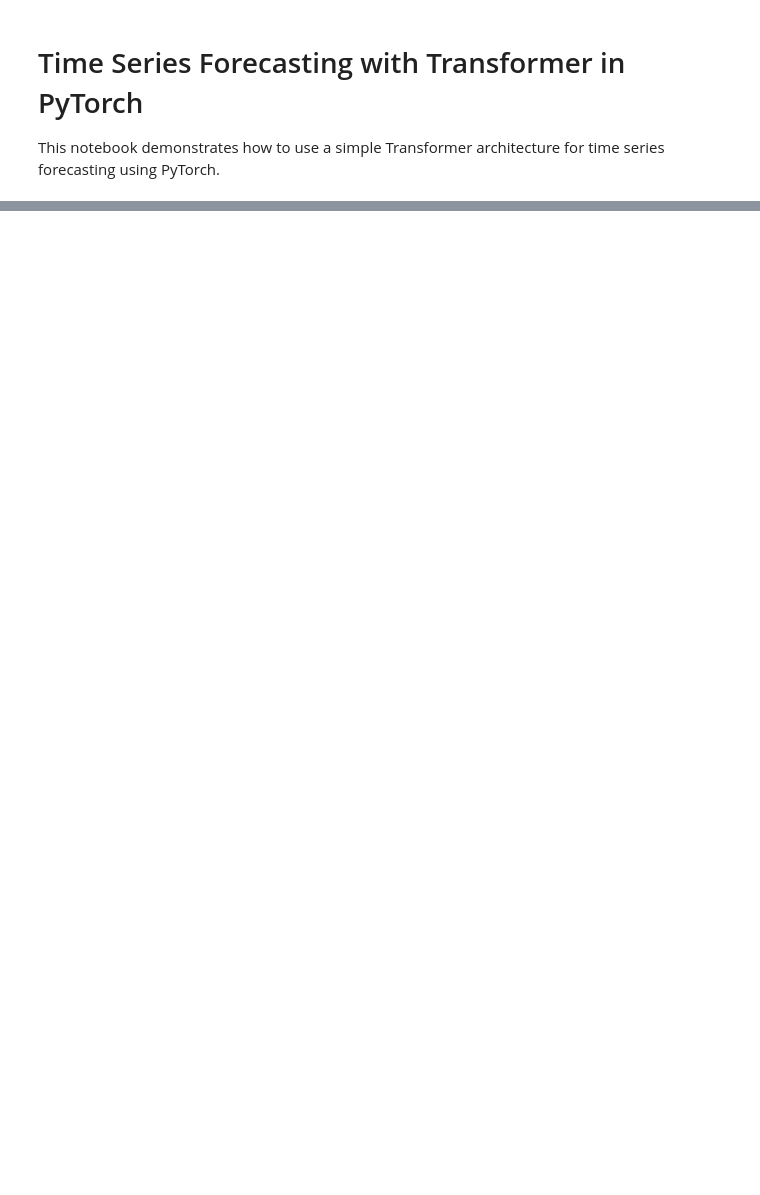
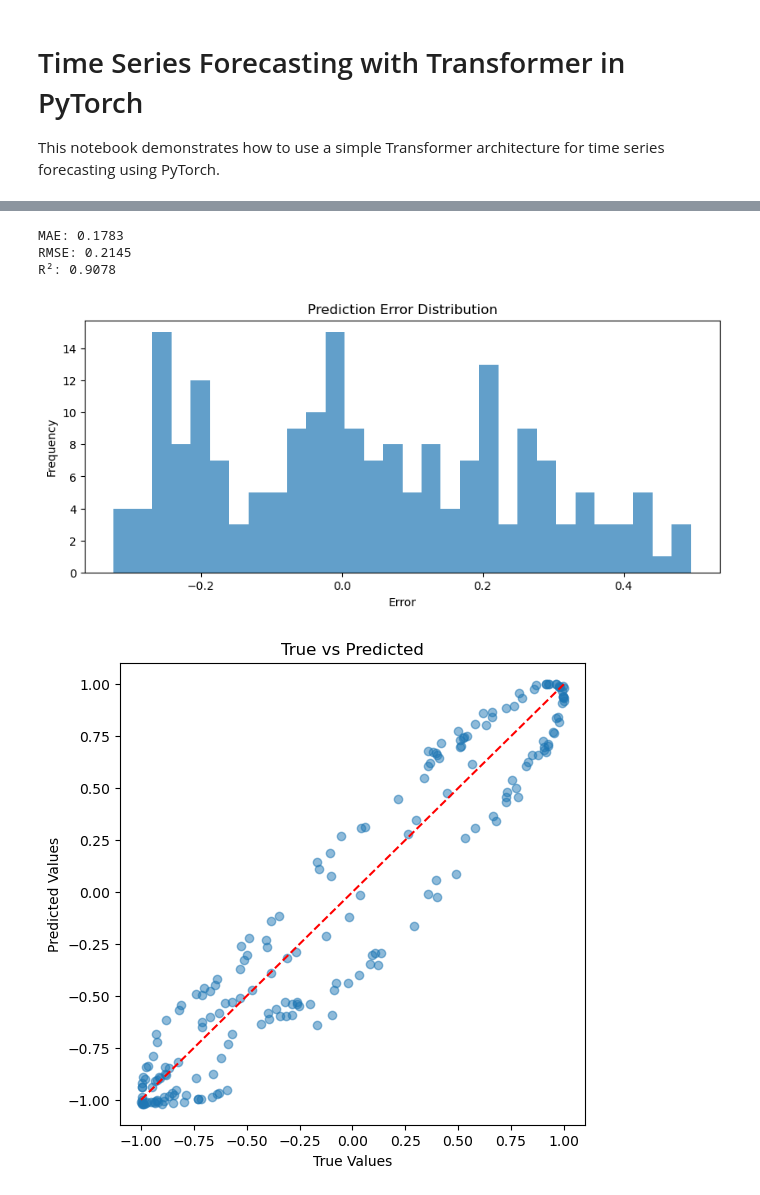
Before and after one commit to Tom-Laurent-TL/time_series_forecasting, a Jupyter notebook: simple_forecasting/main.ipynb, the cells around one changed output, grey strips where cells are left out. Cells and saved outputs as stored; diff of their text form; code cells hidden in the pictures; blank space fills up the shorter version.

```diff
--- a/simple_forecasting/main.ipynb
+++ b/simple_forecasting/main.ipynb
@@ -169,0 +185,8 @@ TimeSeriesTransformer(
+# %%
+plot_regression_insight(true_new, preds_new)
+# %% [output]
+MAE: 0.1783
+RMSE: 0.2145
+R²: 0.9078
+[figure, added]
+[figure, added]
```
Also changed, not shown: parts of 7 cells of this notebook, 2 other files.
